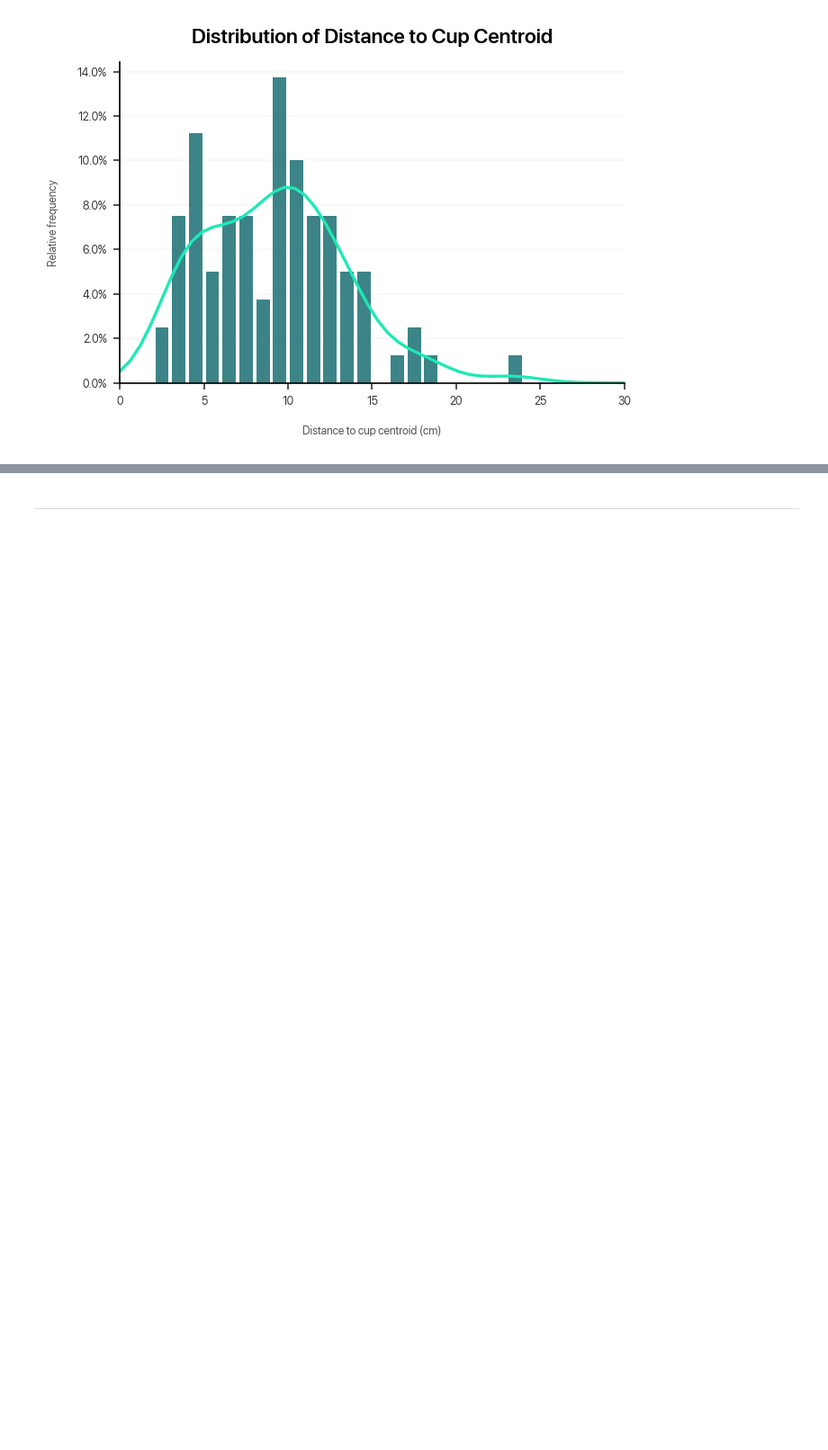
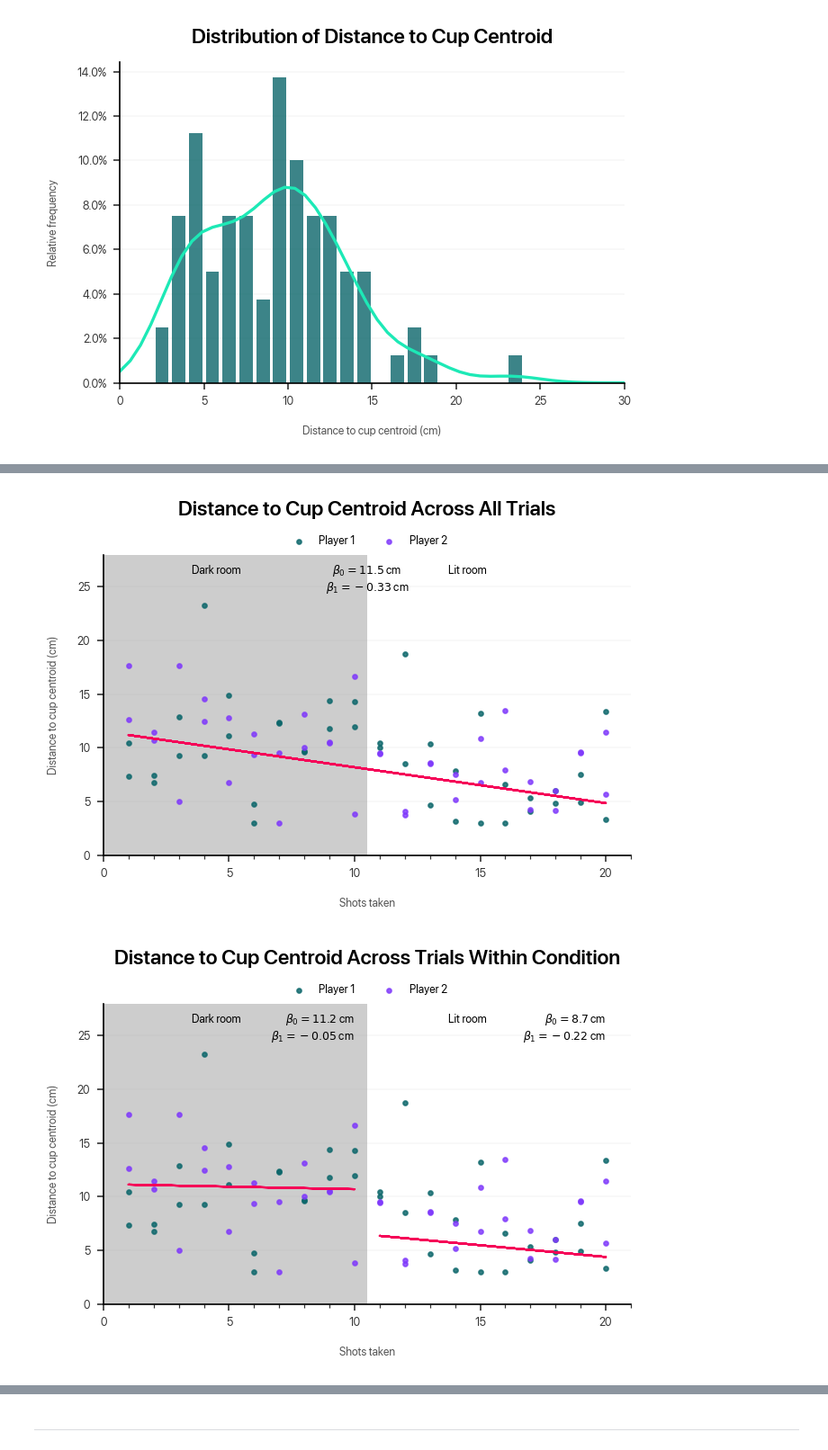
Before and after one commit to dlundgaard/BeerPongMastery, a Jupyter notebook: Analysis/analysis.ipynb, the cells around one changed output, grey strips where cells are left out. Shown at 90% size. Cells and saved outputs as stored; diff of their text form; code cells hidden in the pictures; blank space fills up the shorter version.

```diff
--- a/Analysis/analysis.ipynb
+++ b/Analysis/analysis.ipynb
@@ -576,0 +602,7 @@ plt.tight_layout()
+# %%
+learning_across_trials()
+learning_across_trials_within_condition()
+learning_by_playing_order()
+# %% [output]
+[figure, added]
+[figure, added]
```
Also changed, not shown: parts of 9 cells of this notebook, 7 other files.
